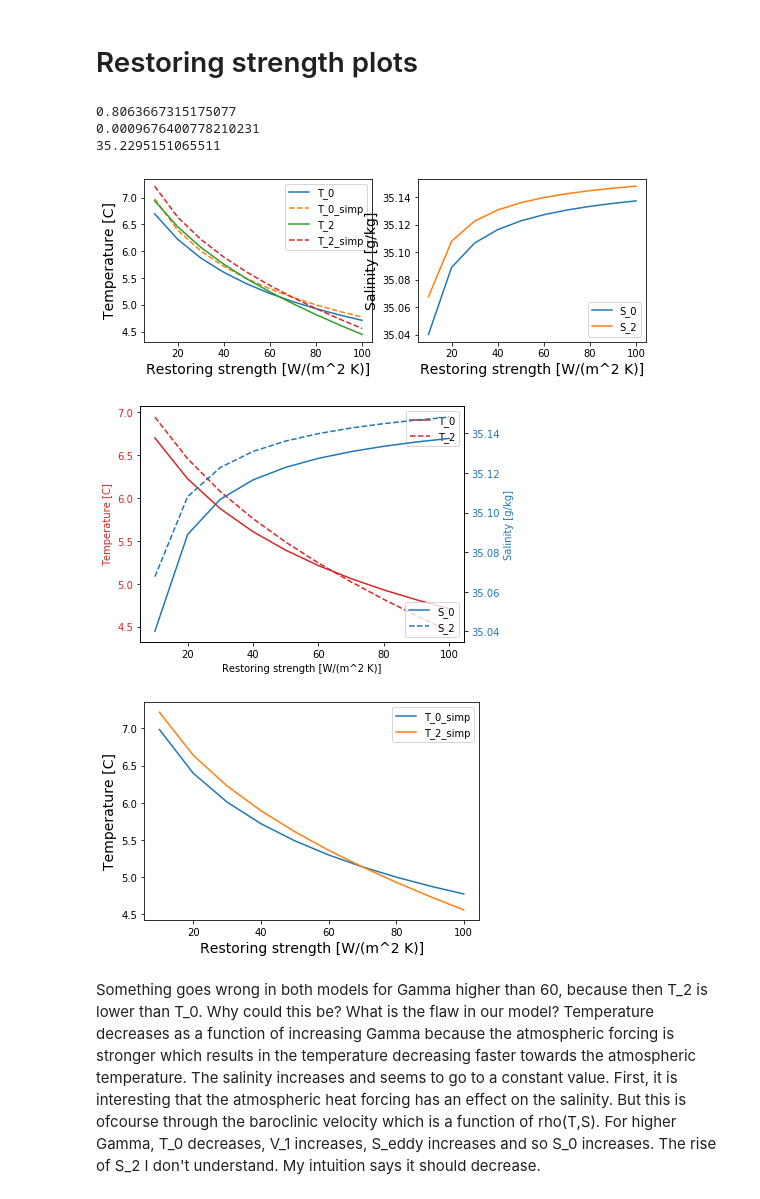
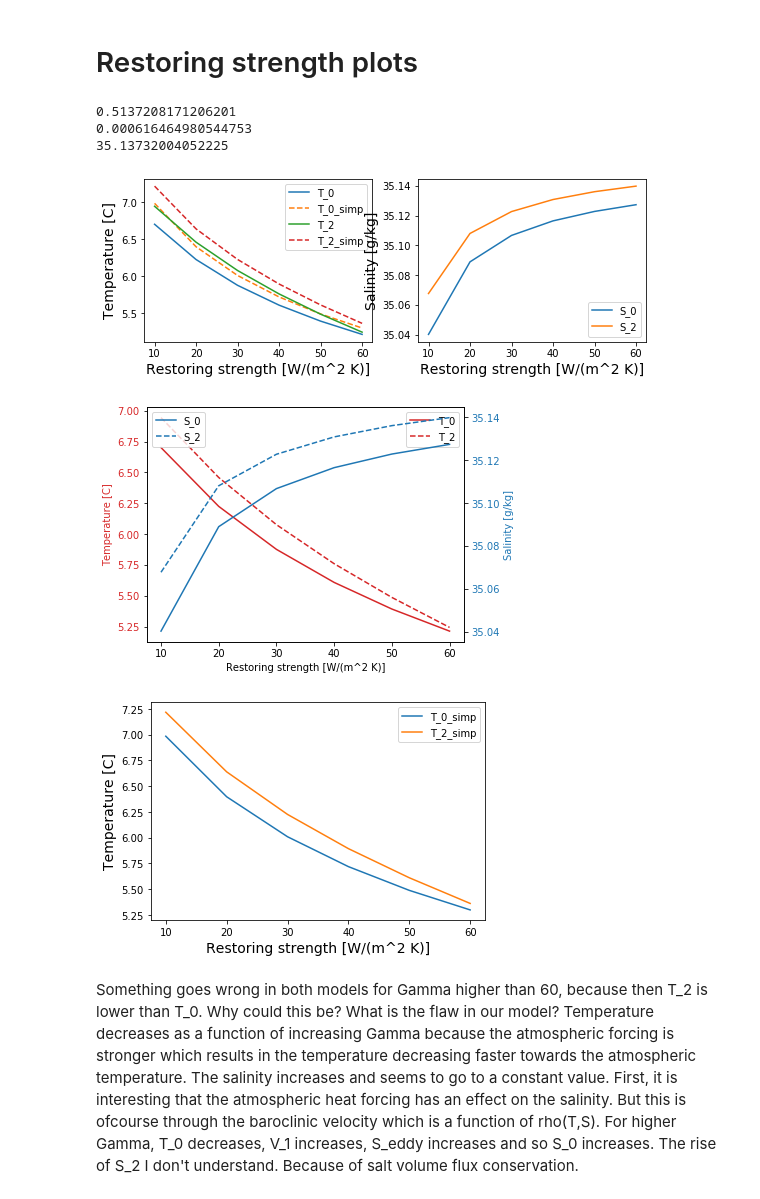
Before and after one commit to Emma0112/MarginalSeaModel, a Jupyter notebook: GammaPlots.ipynb, the cells around one changed output. Drawn from its saved outputs; the diff is of its cells as text; code cells hidden in the pictures.

```diff
--- a/GammaPlots.ipynb
+++ b/GammaPlots.ipynb
@@ -40,18 +40,18 @@ ro_0 = 1028  #density sea water [kg m^-3]. Range of 7 to 9 degrees of sea water
 epsilon = c*P/L #ratio of heat fluxed into interior by eddies compared to heat flux by advection into the basin in the inflowing boundary current [-]
 mu = A*Gamma*f_0/(alpha_T*g*C_p*H**2*(T_1-T_A)) #[-]
 
-V = g*H/(2*ro_0*f_0*L)*(alpha_T*(T_1-3)-alpha_S*(S_1-35))
+V = g*H/(2*ro_0*f_0*L)*(alpha_T*(T_1-5)-alpha_S*(S_1-35.04))
 print(V)
 S_eddy = c*V*(S_1-35)
 print(S_eddy)
-S_2 = (S_1)-(E*A*S-P*L*E*S)/(V*H*L)
+S_2 = (S_1)+(E*A*S+P*L*E*S)/(V*H*L)
 print(S_2)
 # %% [output]
-0.8063667315175077
-0.0009676400778210231
-35.2295151065511
+0.5137208171206201
+0.000616464980544753
+35.13732004052225
 # %%
-Gamma_array = [10,20,30,40,50,60,70,80,90,100]
+Gamma_array = [10,20,30,40,50,60]
 
 #Salinity model
 T_0 = np.zeros(len(Gamma_array))
@@ -99,38 +99,38 @@ plt.legend(loc='lower right')
 plt.show()
 
 #Two axes plots for salinity model
 fig, ax1 = plt.subplots()
 
 color = 'tab:red'
 ax1.set_xlabel('Restoring strength [W/(m^2 K)]')
 ax1.set_ylabel('Temperature [C]', color=color)
 ax1.plot(Gamma_array, T_0, color=color, label='T_0')
 ax1.plot(Gamma_array, T_2, '--', color=color, label='T_2')
 ax1.tick_params(axis='y', labelcolor=color)
-plt.legend(loc='upper right')
+plt.legend(loc='best')
 
 ax2 = ax1.twinx()  # instantiate a second axes that shares the same x-axis
 
 color = 'tab:blue'
 ax2.set_ylabel('Salinity [g/kg]', color=color)  # we already handled the x-label with ax1
 ax2.plot(Gamma_array, S_0, color=color, label='S_0')
 ax2.plot(Gamma_array, S_2, '--', color=color, label='S_2')
 ax2.tick_params(axis='y', labelcolor=color)
-plt.legend(loc='lower right')
+plt.legend(loc='best')
 
 fig.tight_layout()  # otherwise the right y-label is slightly clipped
 plt.show()
 
 #Temperature plot simple model
 plt.plot(Gamma_array, T_0_simp, label='T_0_simp')
 plt.plot(Gamma_array, T_out_simp, label='T_2_simp')
 plt.xlabel('Restoring strength [W/(m^2 K)]', fontsize=14) # label along x-axes
 plt.ylabel('Temperature [C]', fontsize=14) # label along x-axes
-plt.legend(loc='upper right')
+plt.legend(loc='best')
 plt.show()
 # %% [output]
-[figure, old version]
+[figure, new version]
-[figure, old version]
+[figure, new version]
-[figure, old version]
+[figure, new version]
 # %% [markdown]
-Something goes wrong in both models for Gamma higher than 60, because then T_2 is lower than T_0. Why could this be? What is the flaw in our model? Temperature decreases as a function of increasing Gamma because the atmospheric forcing is stronger which results in the temperature decreasing faster towards the atmospheric temperature. The salinity increases and seems to go to a constant value. First, it is interesting that the atmospheric heat forcing has an effect on the salinity. But this is ofcourse through the baroclinic velocity which is a function of rho(T,S). For higher Gamma, T_0 decreases, V_1 increases, S_eddy increases and so S_0 increases. The rise of S_2 I don't understand. My intuition says it should decrease.
+Something goes wrong in both models for Gamma higher than 60, because then T_2 is lower than T_0. Why could this be? What is the flaw in our model? Temperature decreases as a function of increasing Gamma because the atmospheric forcing is stronger which results in the temperature decreasing faster towards the atmospheric temperature. The salinity increases and seems to go to a constant value. First, it is interesting that the atmospheric heat forcing has an effect on the salinity. But this is ofcourse through the baroclinic velocity which is a function of rho(T,S). For higher Gamma, T_0 decreases, V_1 increases, S_eddy increases and so S_0 increases. The rise of S_2 I don't understand. Because of salt volume flux conservation.
```
Also changed, not shown: 3 other files.
